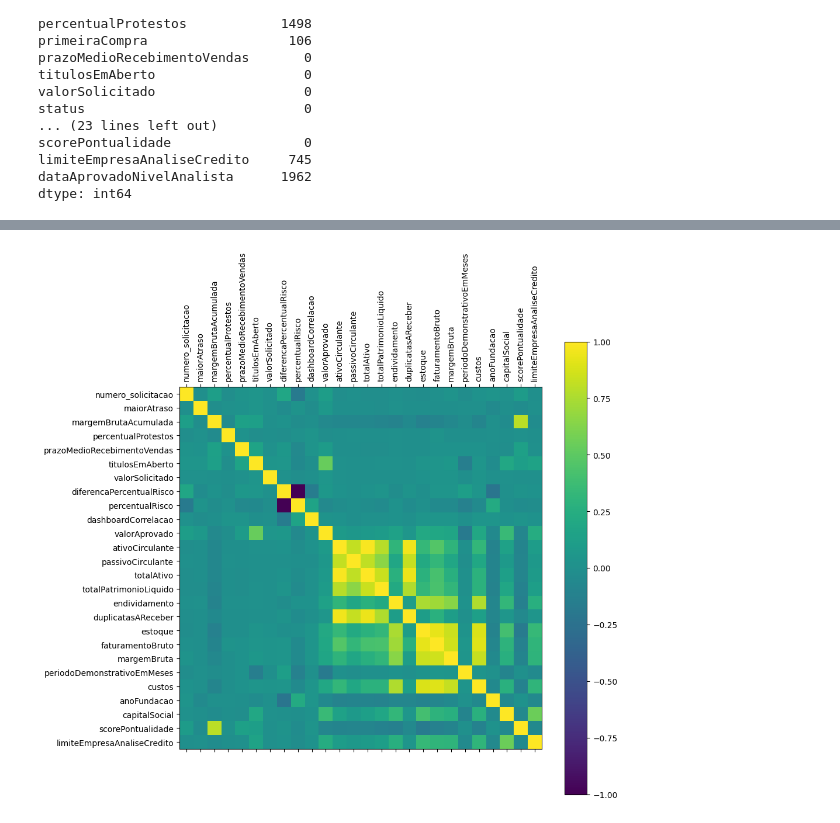
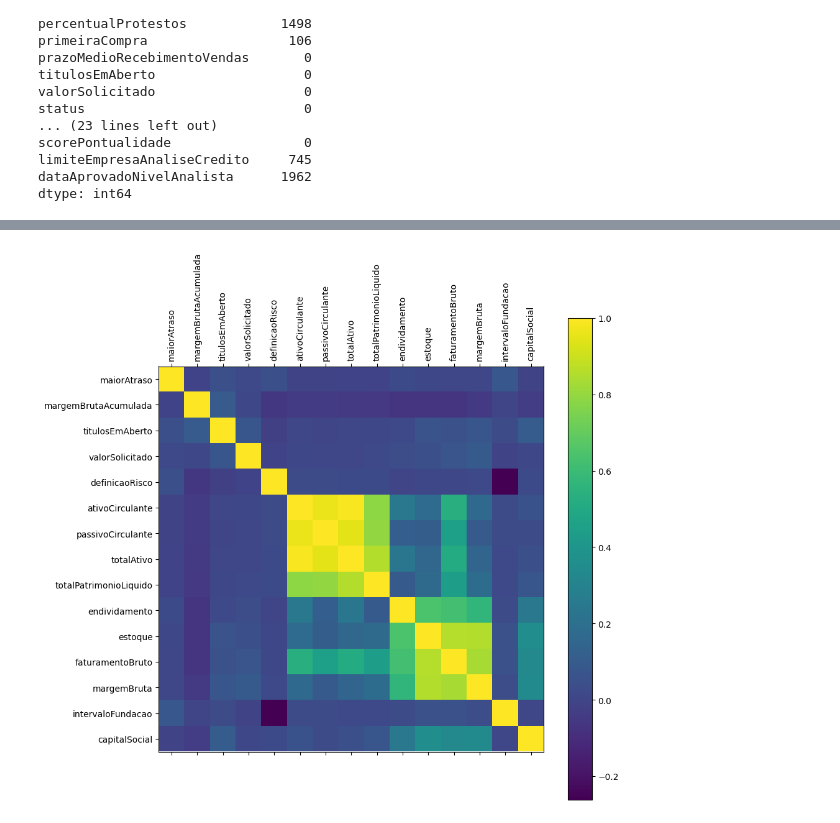
Before and after one commit to MBA-IA-GROUP-A/bootcamp, a Jupyter notebook: nootbooks/cluster.ipynb, the cells around one changed output, grey strips where cells are left out. Saved outputs shown, nothing was run; the diff lists cells and outputs as text; code cells hidden in the pictures.

Commit message:
exploration data

```diff
--- a/nootbooks/cluster.ipynb
+++ b/nootbooks/cluster.ipynb
@@ -46,3 +55,28 @@ scorePontualidade                 0
 limiteEmpresaAnaliseCredito     745
 dataAprovadoNivelAnalista      1962
 dtype: int64
+# %%
+data.drop([
+  'numero_solicitacao',
+  'razaoSocial',
+  'nomeFantasia',
+  'status',
+  'restricoes',
+  'scorePontualidade',
+  'dataAprovadoNivelAnalista',
+  'limiteEmpresaAnaliseCredito',
+  'valorAprovado',
+  'anoFundacao',
+  'custos',
+  'periodoDemonstrativoEmMeses',
+  'dataAprovadoEmComite',
+  'dashboardCorrelacao',
+  'diferencaPercentualRisco',
+  'percentualRisco',
+  'periodoBalanco',
+  'duplicatasAReceber',
+  'primeiraCompra',
+  'percentualProtestos',
+  'prazoMedioRecebimentoVendas',
+  'empresa_MeEppMei'
+], axis=1, inplace=True)
@@ -48,0 +139,5 @@ dtype: int64
+# %%
+# transform categorical data to numeric
+data['definicaoRisco'] = data['definicaoRisco'].map({'De 11 a 30 % - Baixo': 1, 'De 31 a 50 % - Médio': 2, 'De 0 a 10 % - Muito Baixo': 3, 'De 51 a 80 % - Alto': 4, 'nan': 1})
+# data['empresa_MeEppMei'] = data['empresa_MeEppMei'].map({True: 1, False: 0, 'nan': 0})
+data['intervaloFundacao'] = data['intervaloFundacao'].map({ 'Acima de 17 anos': 4, 'De 11 a 16 anos': 3, 'De 6 a 10 anos': 2, 'De 0 a 5 anos': 1, 'nan': 1 })
@@ -48,0 +159,3 @@ dtype: int64
+# %%
+data['definicaoRisco'].fillna(0, inplace=True)
+data['intervaloFundacao'].fillna(1, inplace=True)
@@ -48,0 +182,4 @@ dtype: int64
+# %%
+# form a new data frame by colunm cnpjSemTraco
+df = data.groupby('cnpjSemTraco').mean(numeric_only = True)
+df.isnull().sum()
@@ -49,11 +242,11 @@ dtype: int64
 # %%
 # corr heatmap
-corr = data.corr(numeric_only=True)
+corr = df.corr(numeric_only=True)
 plt.figure(figsize=(10,10))
 plt.matshow(corr, fignum=1)
 plt.xticks(range(len(corr.columns)), corr.columns, rotation=90)
 plt.yticks(range(len(corr.columns)), corr.columns)
 plt.colorbar()
 plt.show()
 # %% [output]
-[figure, old version]
+[figure, new version]
```
Also changed, not shown: parts of 15 cells of this notebook.
